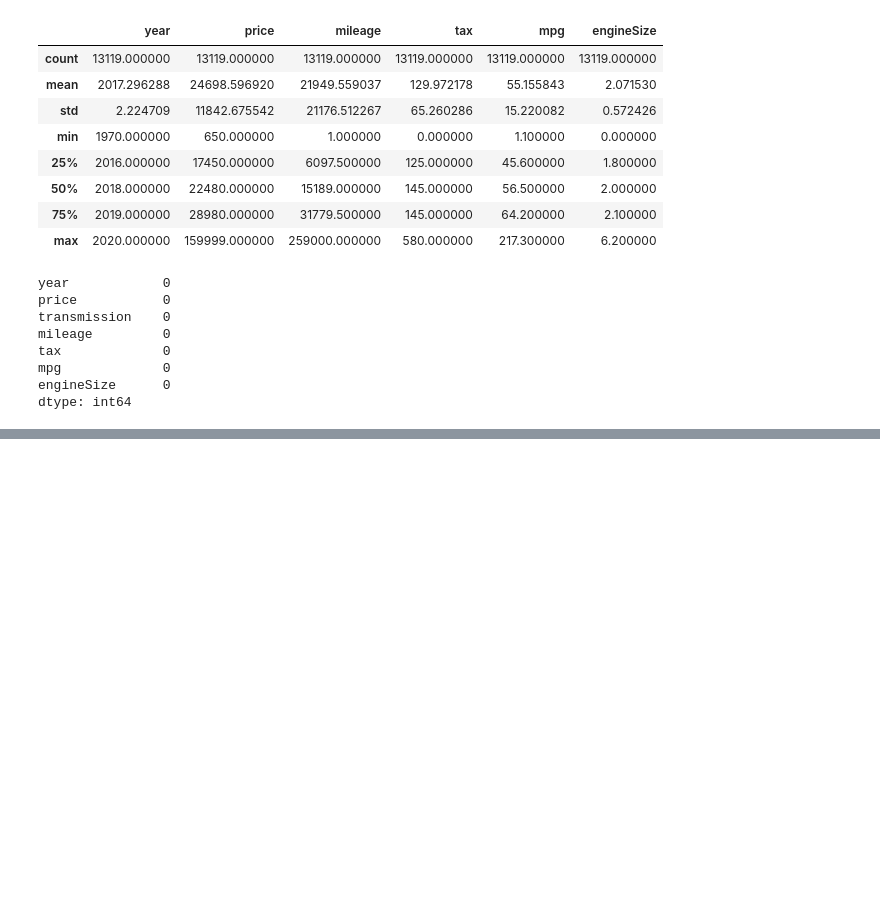
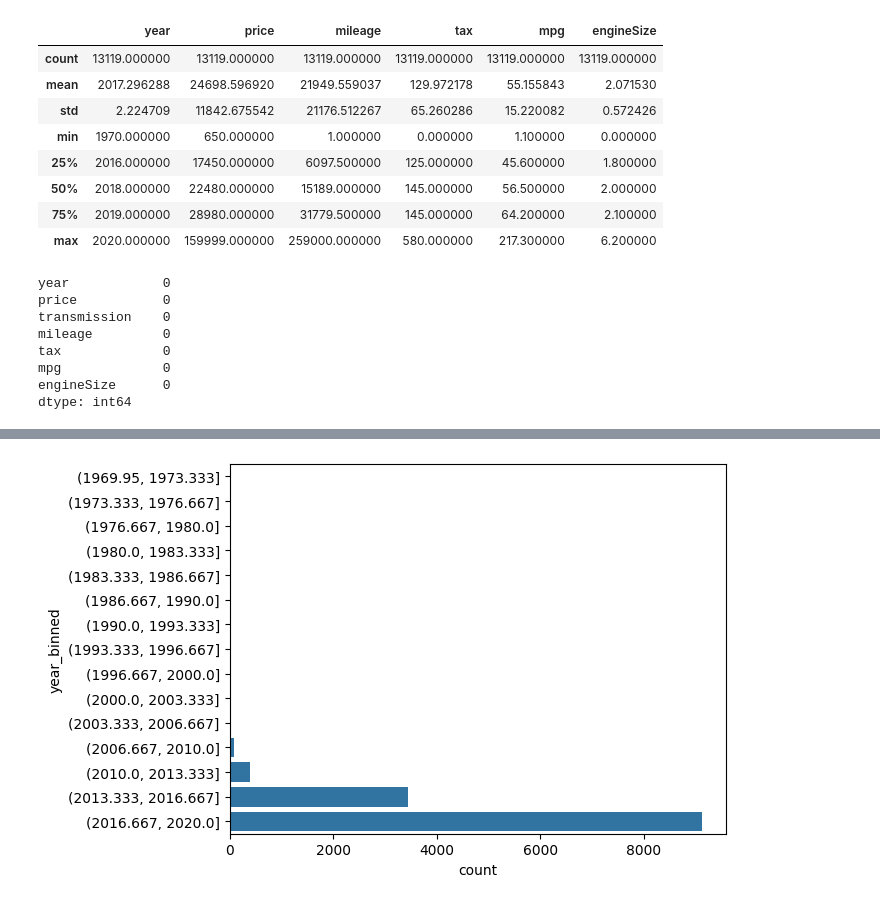
Before and after one commit to ozgedrk/Python101, a Jupyter notebook: TensorflowArabaAnalizi.ipynb, the cells around one changed output, grey strips where cells are left out. Cells and saved outputs as stored; diff of their text form; code cells hidden in the pictures; blank space fills up the shorter version.

```diff
--- a/TensorflowArabaAnalizi.ipynb
+++ b/TensorflowArabaAnalizi.ipynb
@@ -120,0 +56,6 @@ print(dataFrame[non_numeric_data.any(axis=1)])
+# %%
+dataFrame['year_binned'] = pd.cut(dataFrame['year'], bins=15)
+sbn.countplot(dataFrame['year_binned'])
+plt.show()
+# %% [output]
+[figure, added]
```
Also changed, not shown: parts of 62 cells of this notebook.
